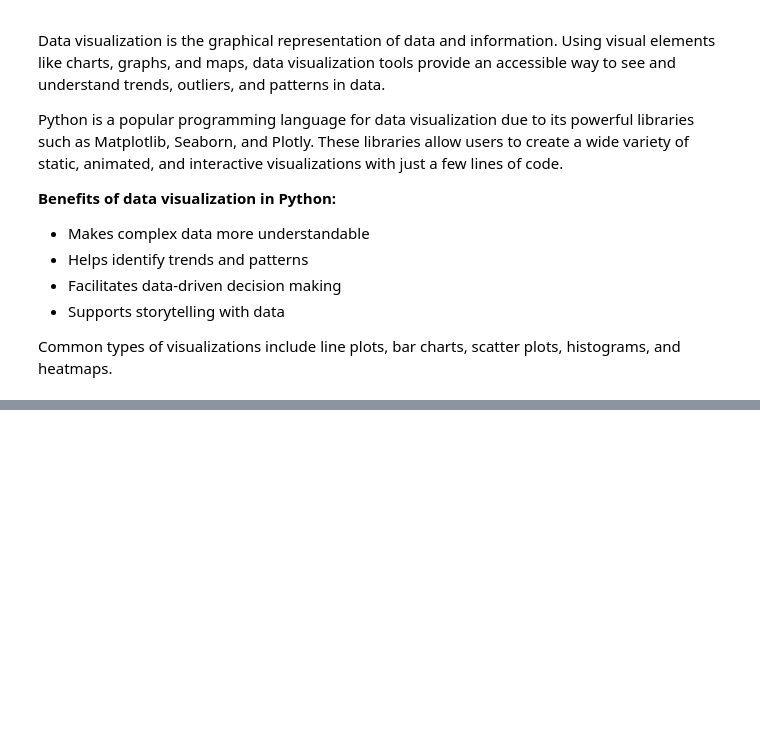
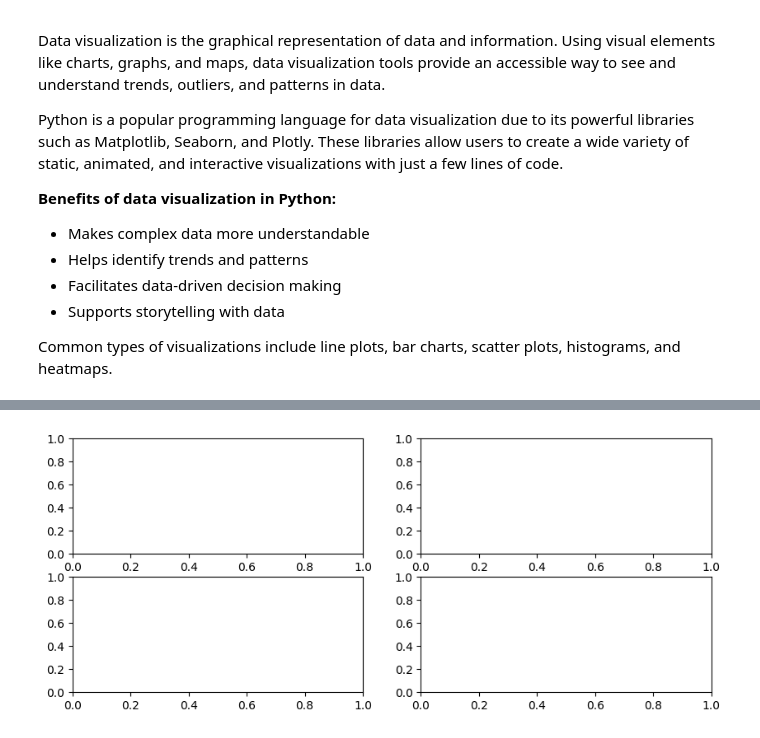
Before and after one commit to sachin5031/Python_Data_Visualization, a Jupyter notebook: data_visualization.ipynb, the cells around one changed output, grey strips where cells are left out. Saved outputs shown, nothing was run; the diff lists cells and outputs as text; code cells hidden in the pictures; blank space fills up the shorter version.

```diff
--- a/data_visualization.ipynb
+++ b/data_visualization.ipynb
@@ -35,0 +31,5 @@ X - Axis and Y - Axis [<matplotlib.lines.Line2D object at 0x...>]
+# %%
+fig, ax = plt.subplots(2,2, figsize=(10,4))
+plt.show()
+# %% [output]
+[figure, added]
```
Also changed, not shown: parts of 4 cells of this notebook.
